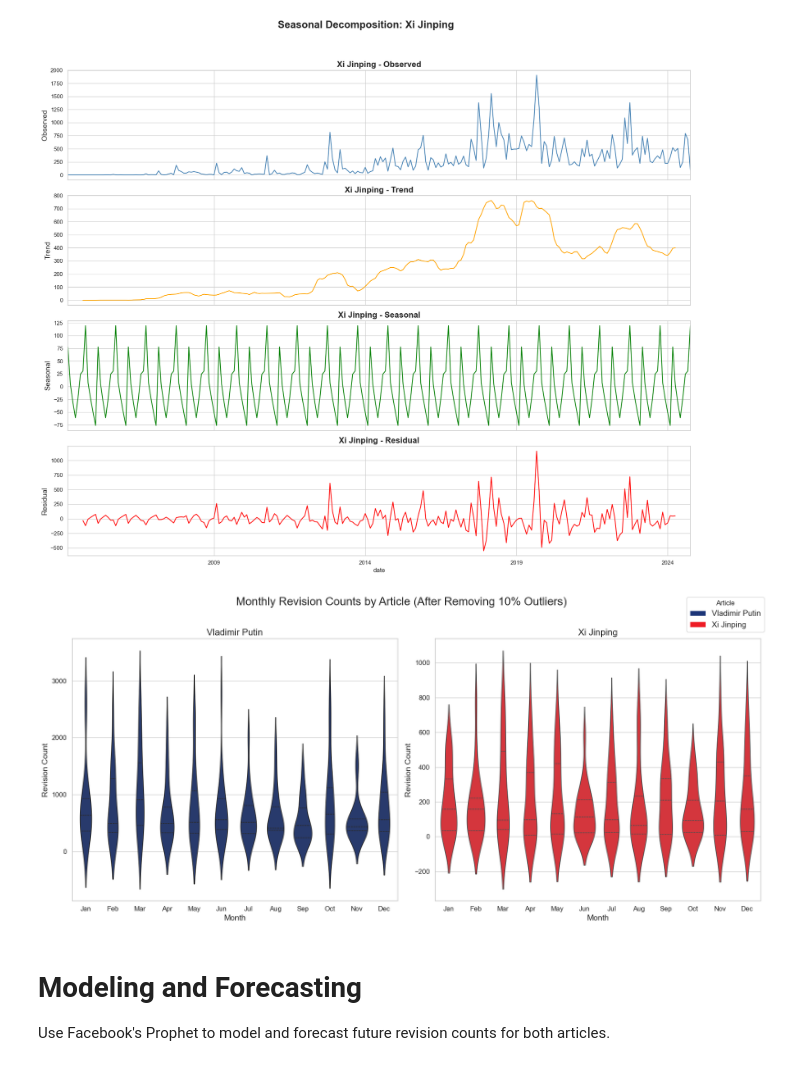
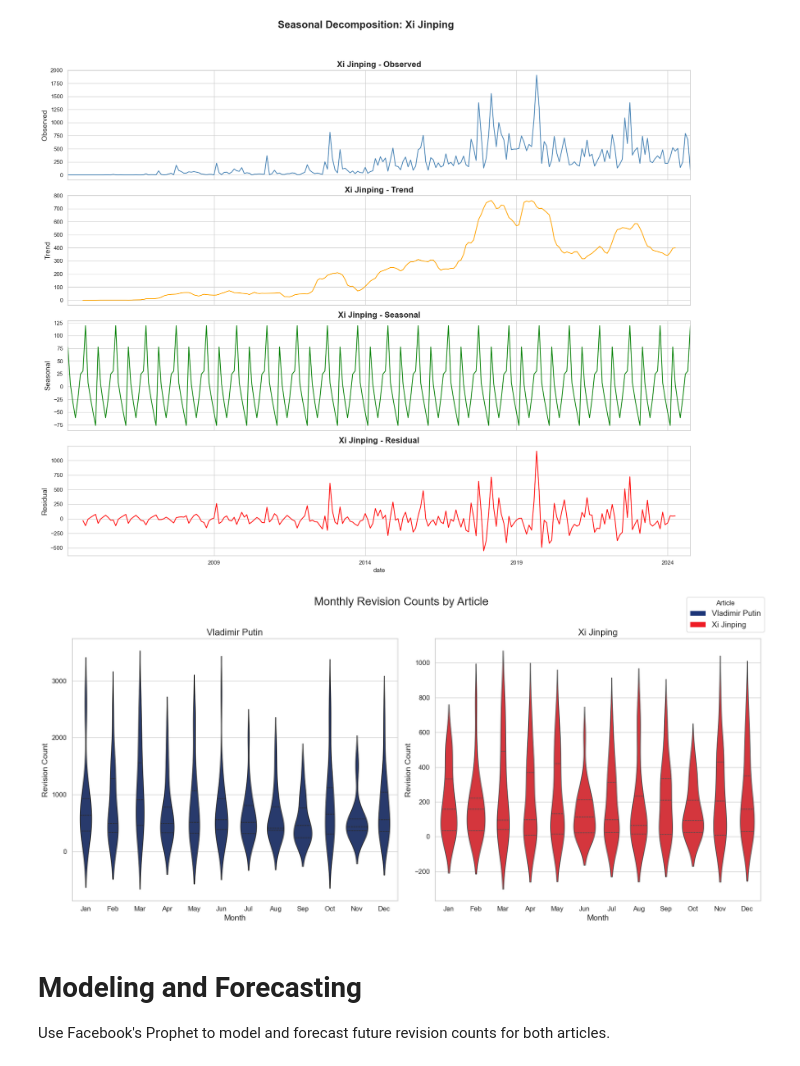
Before and after one commit to felixwallis/sds-week-2-wikipedia-presentation, a Jupyter notebook: main.ipynb, the cells around one changed output. Cells and saved outputs as stored; diff of their text form; code cells hidden in the pictures.

```diff
--- a/main.ipynb
+++ b/main.ipynb
@@ -211,7 +219,7 @@ melted_df = monthly_pivot_reset.melt(
 )
 
 # Function to remove top and bottom 5% outliers per group
-def remove_outliers(df, group_col, value_col, lower_quantile=0.1, upper_quantile=0.9):
+def remove_outliers(df, group_col, value_col, lower_quantile=0, upper_quantile=1):
     """
     Removes the bottom and top quantiles from the DataFrame for each group.
 
@@ -270,35 +278,37 @@ for ax, article in zip(axes, articles):
         x='month',
         y='Revision Count',
         data=filtered_melted_df[filtered_melted_df['Article'] == article],
         order=month_order,
         inner='quartile',
         color=palette[article],
         ax=ax
     )
     ax.set_title(article, fontsize=16)
     ax.set_xlabel('Month', fontsize=14)
     ax.set_ylabel('Revision Count', fontsize=14)
     ax.set_xticks(range(0, 12))
     ax.set_xticklabels(month_labels)
     ax.tick_params(axis='both', which='major', labelsize=12)
 
 # Add an overall title to the figure
-plt.suptitle('Monthly Revision Counts by Article (After Removing 10% Outliers)', fontsize=20, y=1.02)
+plt.suptitle('Monthly Revision Counts by Article', fontsize=20, y=1.02)
 
 # Create a custom legend
 legend_elements = [
     Patch(facecolor=rusia_hexa, label='Vladimir Putin'),
     Patch(facecolor=china_hexa, label='Xi Jinping')
 ]
 fig.legend(handles=legend_elements, loc='upper right', fontsize=14, title='Article')
 
 # Adjust layout to prevent overlap
 plt.tight_layout()
 
+plt.savefig('Monthly Revision Counts by Article.png', dpi=300)
+
 # Display the plot
 plt.show()
 # %% [output]
-[figure, old version]
+[figure, new version]
 # %% [markdown]
 # Modeling and Forecasting
 Use Facebook's Prophet to model and forecast future revision counts for both articles.
```
Also changed, not shown: parts of 7 cells of this notebook, 10 other files.
